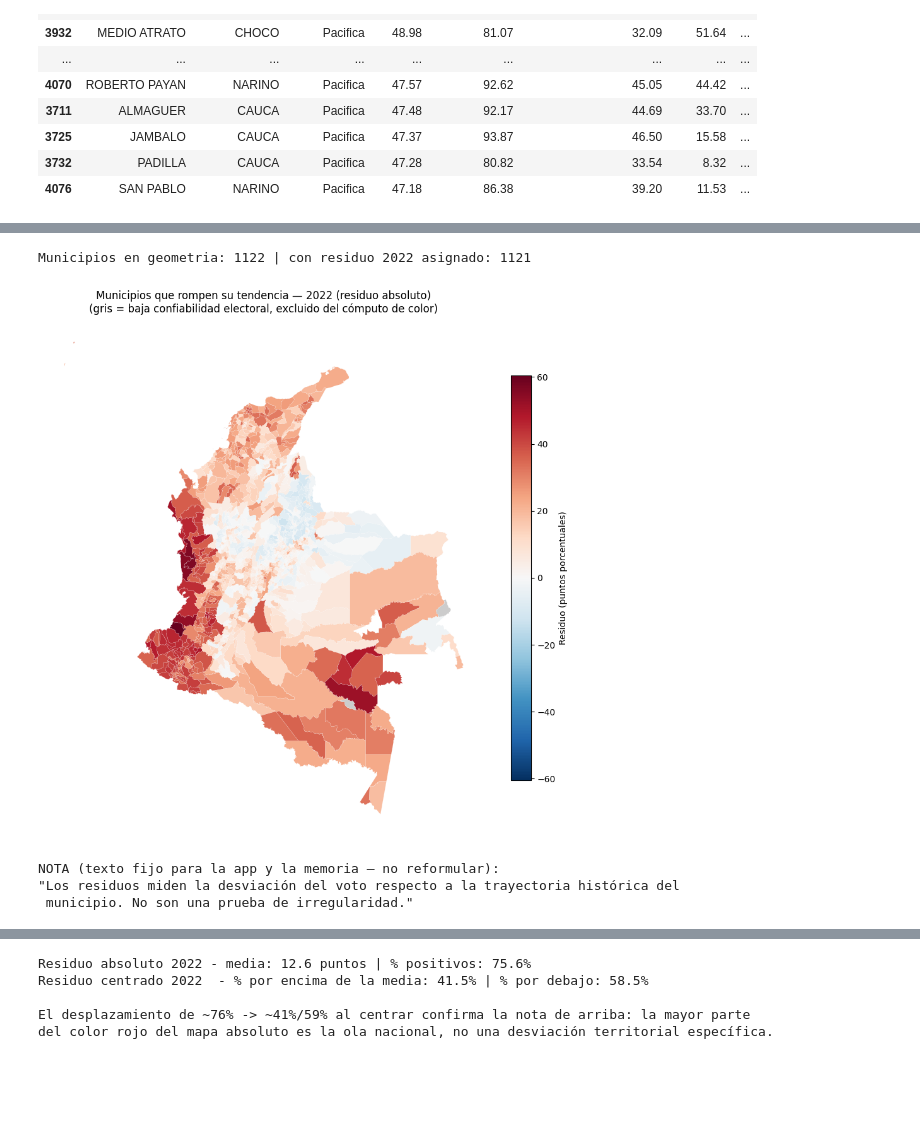
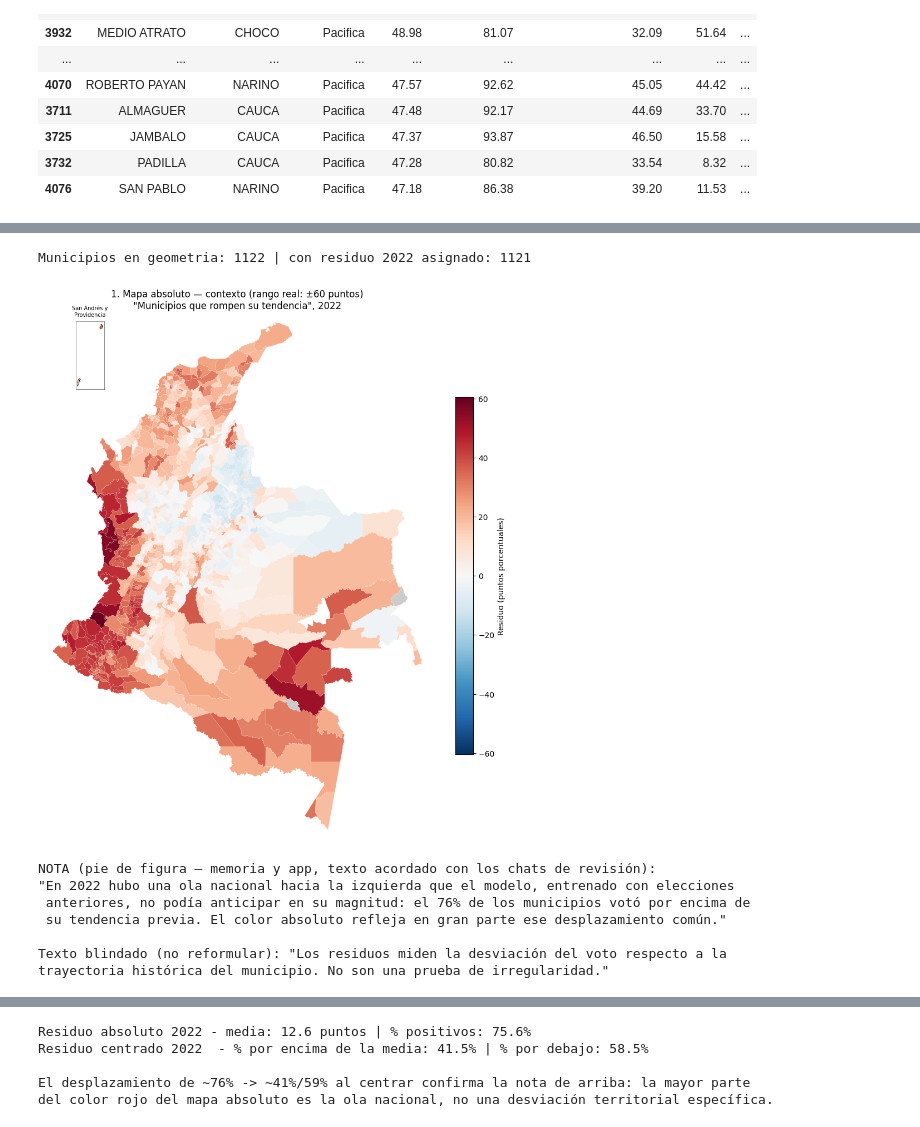
Before and after one commit to usbdiego7777-ui/tfm-electoral-colombia, a Jupyter notebook: notebooks/04_residuos_y_anomalias.ipynb, the cells around one changed output, grey strips where cells are left out. Drawn from its saved outputs; the diff is of its cells as text; code cells hidden in the pictures; blank space fills up the shorter version.

```diff
--- a/notebooks/04_residuos_y_anomalias.ipynb
+++ b/notebooks/04_residuos_y_anomalias.ipynb
@@ -276,36 +286,70 @@ puro ruido de muestra pequeña.
 # %%
+from mpl_toolkits.axes_grid1.inset_locator import inset_axes
+
 geo_residuos_2022 = geo.merge(t2022, on='divipola', how='left')
 print('Municipios en geometria:', len(geo_residuos_2022),
       '| con residuo 2022 asignado:', geo_residuos_2022['residuo'].notna().sum())
 
+# Separar el territorio continental de San Andres/Providencia (dpto 88) para
+# recortar el bounding box del mapa principal y dibujar las islas en un inset
+continental = geo_residuos_2022[~geo_residuos_2022['divipola'].str.startswith('88')]
+islas = geo_residuos_2022[geo_residuos_2022['divipola'].str.startswith('88')]
+
 fig, ax = plt.subplots(figsize=(9, 11))
 
-confiables = geo_residuos_2022[geo_residuos_2022['baja_confiabilidad_electoral'] == 0]
-no_confiables = geo_residuos_2022[geo_residuos_2022['baja_confiabilidad_electoral'] == 1]
+confiables = continental[continental['baja_confiabilidad_electoral'] == 0]
+no_confiables = continental[continental['baja_confiabilidad_electoral'] == 1]
 
 vmax = confiables['residuo'].abs().max()
 confiables.plot(
     column='residuo', cmap='RdBu_r', vmin=-vmax, vmax=vmax,
     legend=True, ax=ax, edgecolor='white', linewidth=0.1,
     legend_kwds={'label': 'Residuo (puntos porcentuales)', 'shrink': 0.6}
 )
 if len(no_confiables) > 0:
     no_confiables.plot(color='#cccccc', ax=ax, edgecolor='white', linewidth=0.1)
 
-ax.set_title('Municipios que rompen su tendencia — 2022 (residuo absoluto)\n'
-              '(gris = baja confiabilidad electoral, excluido del cómputo de color)')
+# Recortar al bounding box del territorio continental (evita el hueco vacio
+# que dejaban las islas al estar lejos del resto)
+minx, miny, maxx, maxy = continental.total_bounds
+margen = 0.3
+ax.set_xlim(minx - margen, maxx + margen)
+ax.set_ylim(miny - margen, maxy + margen)
+
+ax.set_title(f'1. Mapa absoluto — contexto (rango real: ±{vmax:.0f} puntos)\n'
+             '"Municipios que rompen su tendencia", 2022')
 ax.set_axis_off()
+
+# Inset con San Andres y Providencia, misma escala de color que el mapa principal
+axins = inset_axes(ax, width='20%', height='13%', loc='upper left', borderpad=1)
+islas.plot(column='residuo', cmap='RdBu_r', vmin=-vmax, vmax=vmax,
+           ax=axins, edgecolor='black', linewidth=0.4)
+axins.set_xticks([])
+axins.set_yticks([])
+axins.set_title('San Andrés y\nProvidencia', fontsize=7)
+for spine in axins.spines.values():
+    spine.set_edgecolor('gray')
+    spine.set_linewidth(0.6)
+
 plt.tight_layout()
 plt.show()
 
 print()
-print('NOTA (texto fijo para la app y la memoria — no reformular):')
-print('"Los residuos miden la desviación del voto respecto a la trayectoria histórica del')
-print(' municipio. No son una prueba de irregularidad."')
+print('NOTA (pie de figura — memoria y app, texto acordado con los chats de revisión):')
+print('"En 2022 hubo una ola nacional hacia la izquierda que el modelo, entrenado con elecciones')
+print(' anteriores, no podía anticipar en su magnitud: el 76% de los municipios votó por encima de')
+print(' su tendencia previa. El color absoluto refleja en gran parte ese desplazamiento común."')
+print()
+print('Texto blindado (no reformular): "Los residuos miden la desviación del voto respecto a la')
+print('trayectoria histórica del municipio. No son una prueba de irregularidad."')
 # %% [output]
 Municipios en geometria: 1122 | con residuo 2022 asignado: 1121
-[figure, old version]
+[figure, new version]
-NOTA (texto fijo para la app y la memoria — no reformular):
-"Los residuos miden la desviación del voto respecto a la trayectoria histórica del
- municipio. No son una prueba de irregularidad."
+NOTA (pie de figura — memoria y app, texto acordado con los chats de revisión):
+"En 2022 hubo una ola nacional hacia la izquierda que el modelo, entrenado con elecciones
+ anteriores, no podía anticipar en su magnitud: el 76% de los municipios votó por encima de
+ su tendencia previa. El color absoluto refleja en gran parte ese desplazamiento común."
+
+Texto blindado (no reformular): "Los residuos miden la desviación del voto respecto a la
+trayectoria histórica del municipio. No son una prueba de irregularidad."
 # %% [markdown]
```
Also changed, not shown: parts of 6 cells of this notebook, 2 other files.
